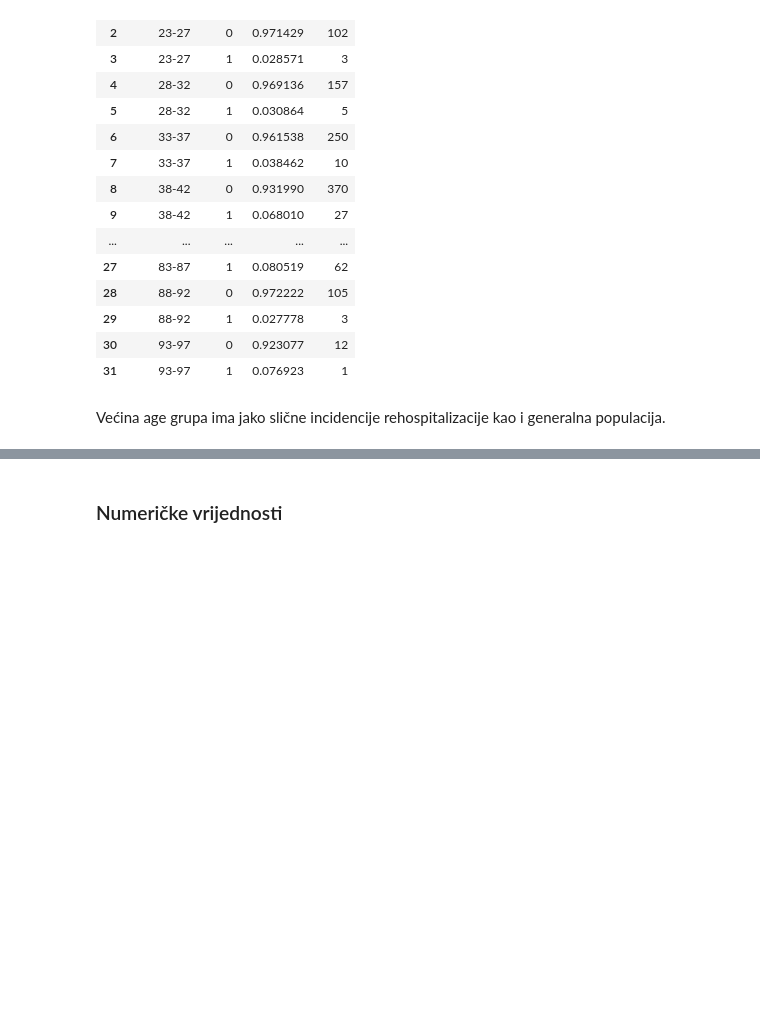
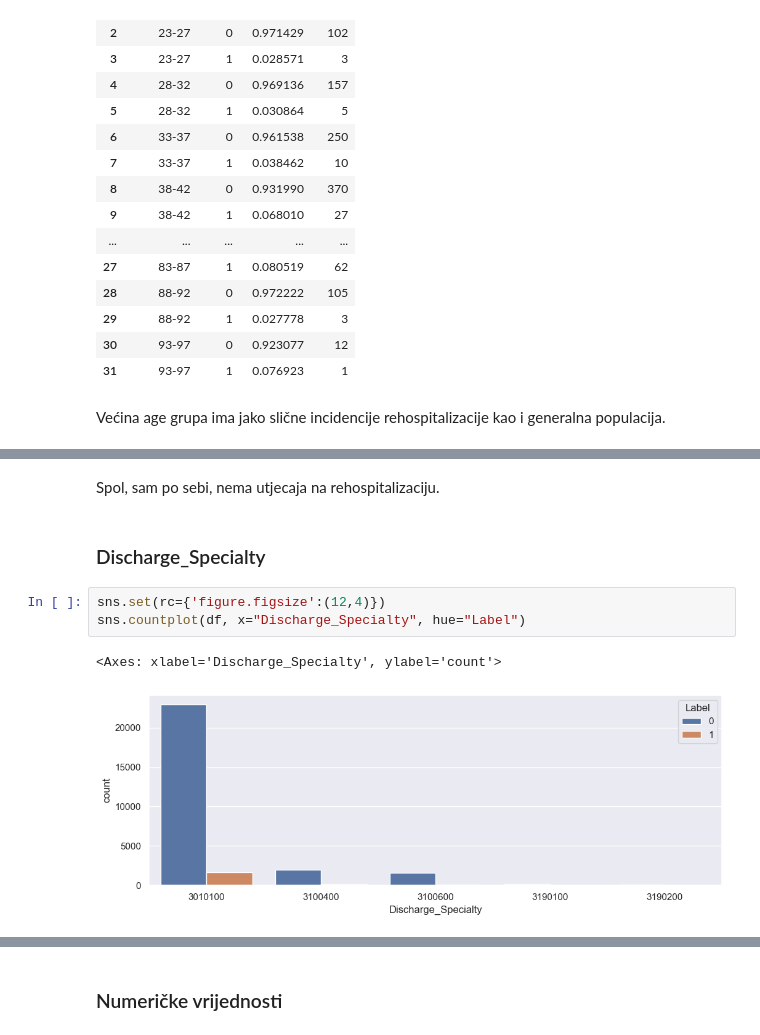
Before and after one commit to Ivan-Klabucar/Kotao, a Jupyter notebook: Exploratory Data Analysis/Initial_look_at_data.ipynb, the cells around one changed output, grey strips where cells are left out. Cells and saved outputs as stored; diff of their text form; blank space fills up the shorter version.

```diff
--- a/Exploratory Data Analysis/Initial_look_at_data.ipynb
+++ b/Exploratory Data Analysis/Initial_look_at_data.ipynb
@@ -255,0 +273,10 @@ Većina age grupa ima jako slične incidencije rehospitalizacije kao i generalna
+# %% [markdown]
+Spol, sam po sebi, nema utjecaja na rehospitalizaciju.
+# %% [markdown]
+### Discharge_Specialty
+# %%
+sns.set(rc={'figure.figsize':(12,4)})
+sns.countplot(df, x="Discharge_Specialty", hue="Label")
+# %% [output]
+<Axes: xlabel='Discharge_Specialty', ylabel='count'>
+[figure, added]
```
Also changed, not shown: parts of 27 cells of this notebook.
